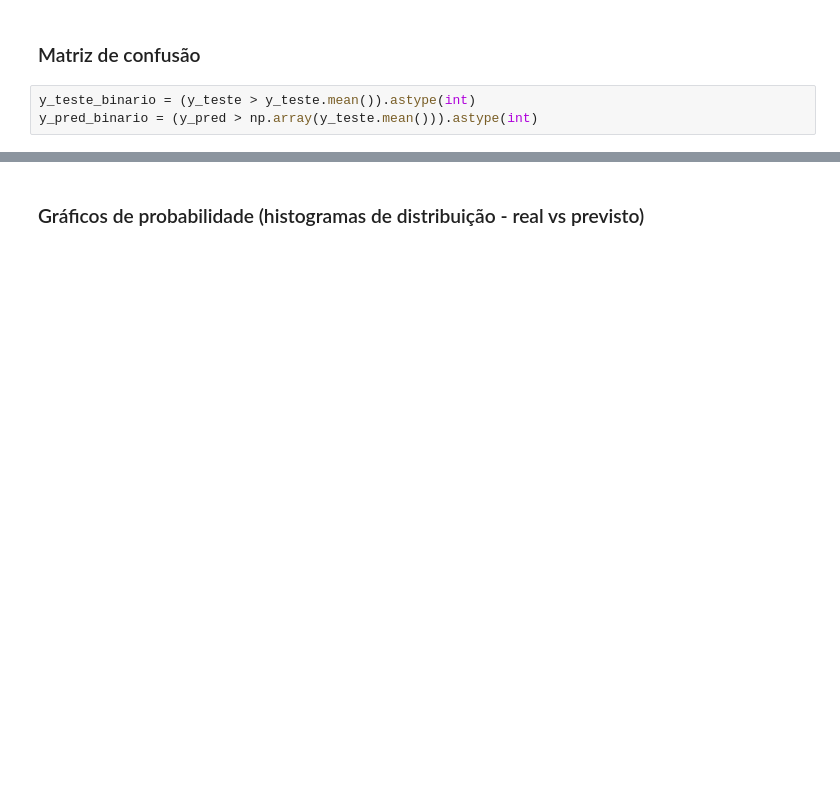
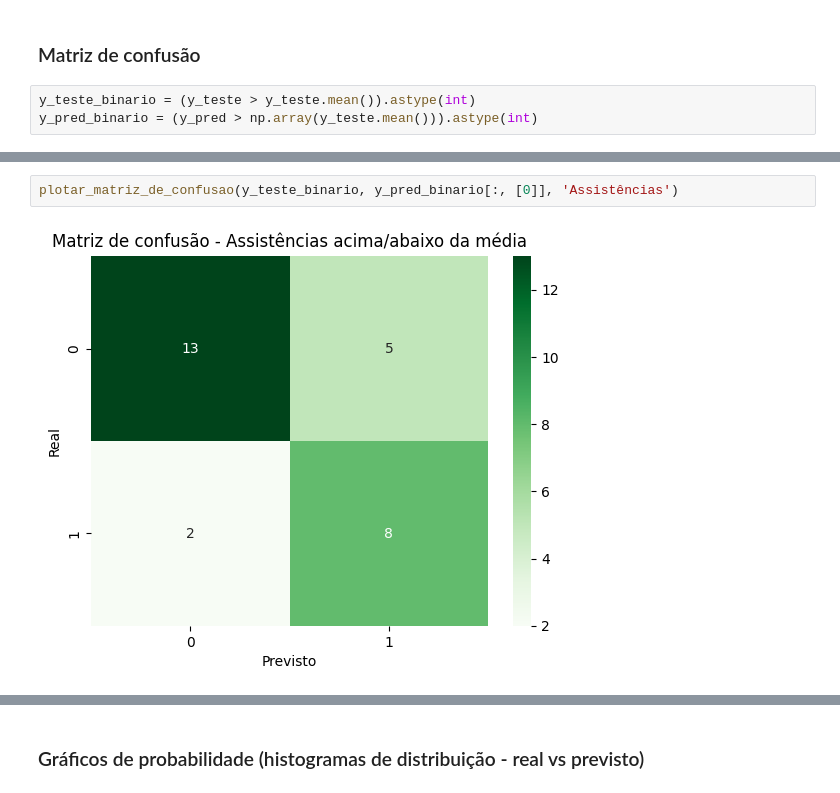
Before and after one commit to luiz-davi-m/ciencia-de-dados-nba, a Jupyter notebook: Parte 3/RF3 e RF4.ipynb, the cells around one changed output, grey strips where cells are left out. Saved outputs shown, nothing was run; the diff lists cells and outputs as text; blank space fills up the shorter version.

```diff
--- a/Parte 3/RF3 e RF4.ipynb
+++ b/Parte 3/RF3 e RF4.ipynb
@@ -127,0 +123,4 @@ plt.show()
+# %%
+plotar_matriz_de_confusao(y_teste_binario, y_pred_binario[:, [0]], 'Assistências')
+# %% [output]
+[figure, added]
```
Also changed, not shown: parts of 28 cells of this notebook, 11 other files.
